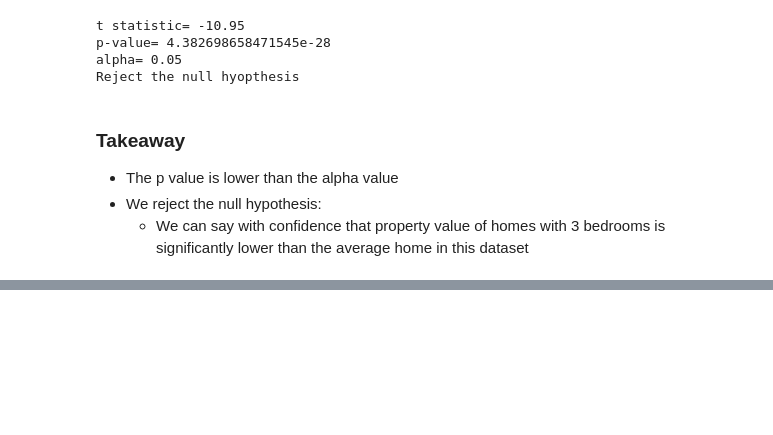
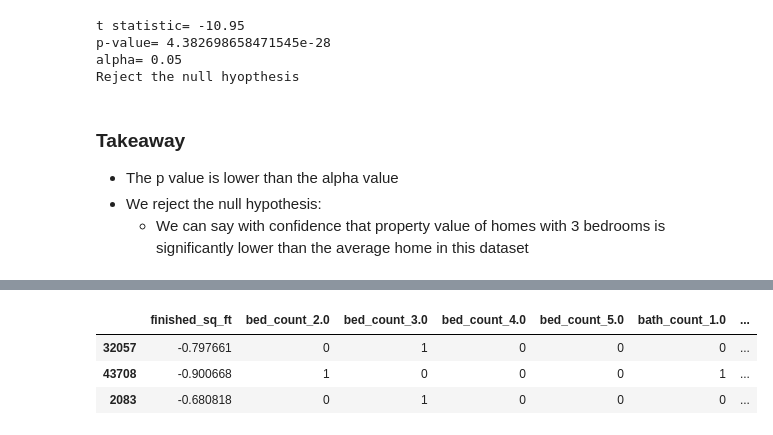
Before and after one commit to Andy-Jensen/Zillow-Project, a Jupyter notebook: final-report.ipynb, the cells around one changed output, grey strips where cells are left out. Drawn from its saved outputs; the diff is of its cells as text; code cells hidden in the pictures; blank space fills up the shorter version.

```diff
--- a/final-report.ipynb
+++ b/final-report.ipynb
@@ -120,0 +209,7 @@ Reject the null hyopthesis
+# %%
+X_train.head(3)
+# %% [output]
+|  | finished_sq_ft | bed_count_2.0 | bed_count_3.0 | bed_count_4.0 | bed_count_5.0 | bath_count_1.0 | ... |
+| 32057 | -0.797661 | 0 | 1 | 0 | 0 | 0 | ... |
+| 43708 | -0.900668 | 1 | 0 | 0 | 0 | 1 | ... |
+| 2083 | -0.680818 | 0 | 1 | 0 | 0 | 0 | ... |
```
Also changed, not shown: parts of 23 cells of this notebook, 5 other files.
